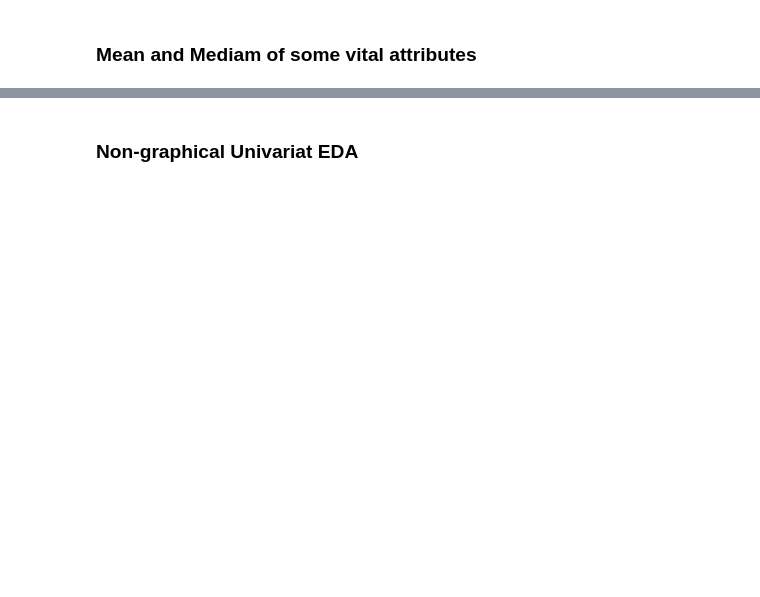
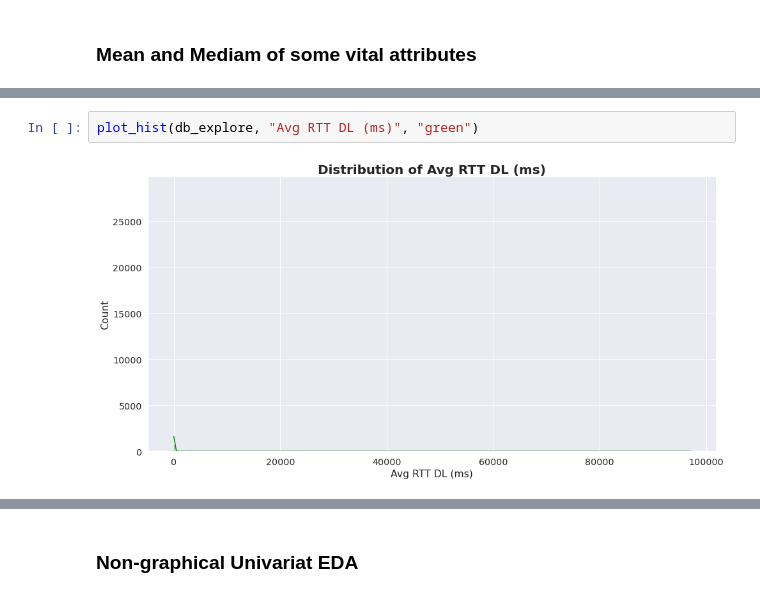
Before and after one commit to YasabnehT/Telecom_Data_Analysis, a Jupyter notebook: notebooks/UserOverviewAnalysis.ipynb, the cells around one changed output, grey strips where cells are left out. Cells and saved outputs as stored; diff of their text form; blank space fills up the shorter version.

```diff
--- a/notebooks/UserOverviewAnalysis.ipynb
+++ b/notebooks/UserOverviewAnalysis.ipynb
@@ -1043,0 +1257,4 @@ sns.set(font_scale=1.3)
+# %%
+plot_hist(db_explore, "Avg RTT DL (ms)", "green")
+# %% [output]
+[figure, added]
```
Also changed, not shown: parts of 100 cells of this notebook, 5 other files.
